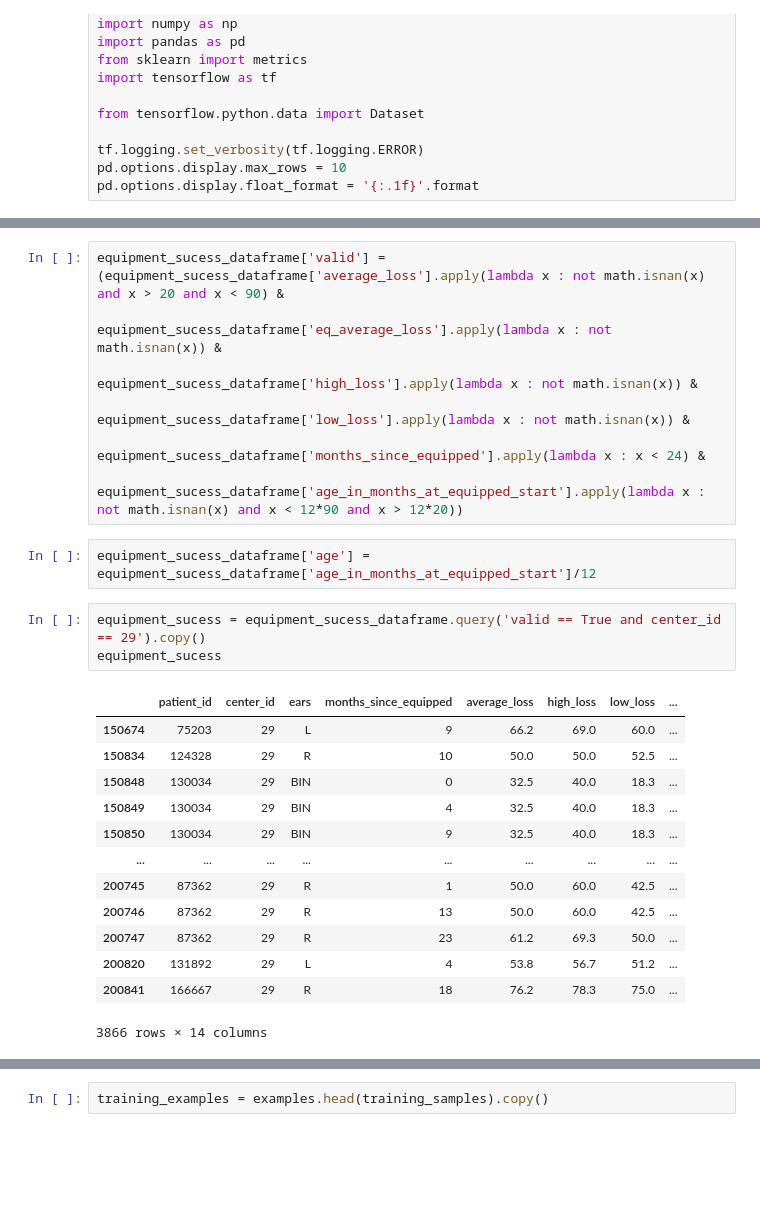
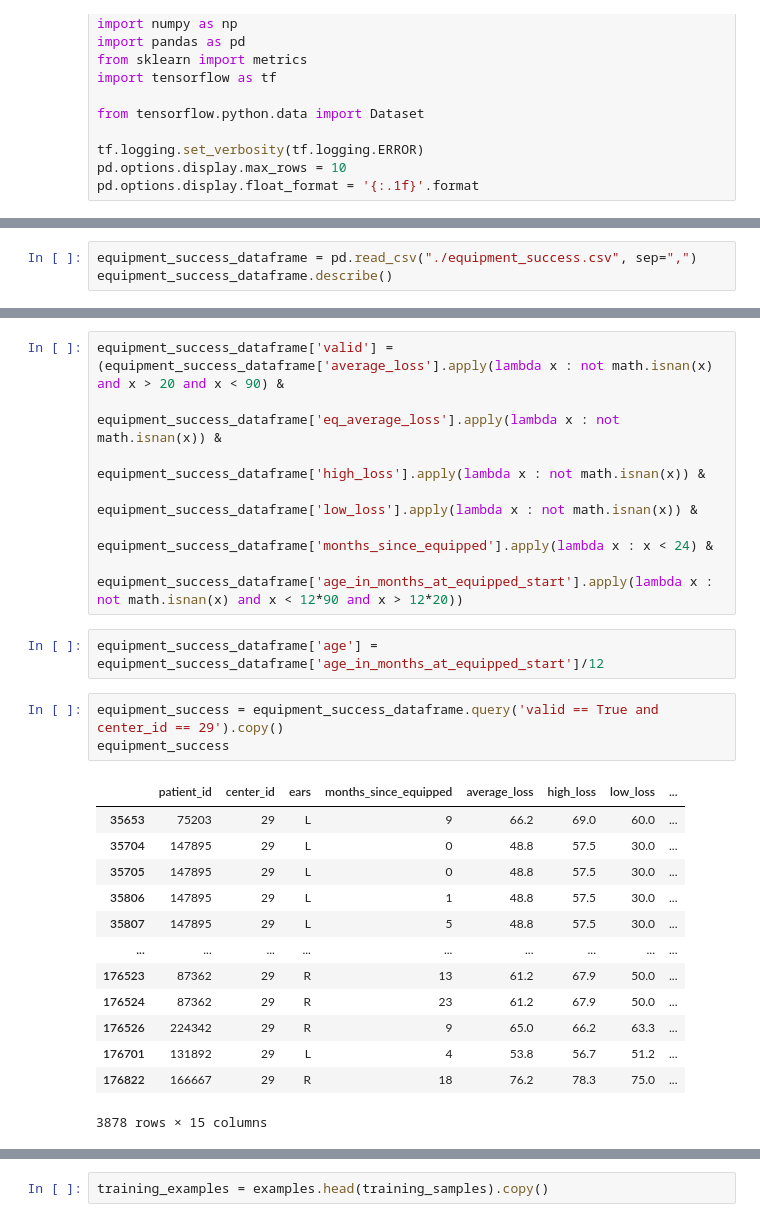
Before and after one commit to viebel/aaa-ml, a Jupyter notebook: notebooks/equipment-success.ipynb, the cells around one changed output, grey strips where cells are left out. Saved outputs shown, nothing was run; the diff lists cells and outputs as text; blank space fills up the shorter version.

```diff
--- a/notebooks/equipment-success.ipynb
+++ b/notebooks/equipment-success.ipynb
@@ -32,0 +25,3 @@ equipment_sucess_dataframe.describe()
+# %%
+equipment_success_dataframe = pd.read_csv("./equipment_success.csv", sep=",")
+equipment_success_dataframe.describe()
@@ -33,27 +38,27 @@ equipment_sucess_dataframe.describe()
 # %%
-equipment_sucess_dataframe['valid'] = (equipment_sucess_dataframe['average_loss'].apply(lambda x : not math.isnan(x) and x > 20 and x < 90) &
-                                       equipment_sucess_dataframe['eq_average_loss'].apply(lambda x : not math.isnan(x)) &
-                                       equipment_sucess_dataframe['high_loss'].apply(lambda x : not math.isnan(x)) &
-                                       equipment_sucess_dataframe['low_loss'].apply(lambda x : not math.isnan(x)) &
-                                       equipment_sucess_dataframe['months_since_equipped'].apply(lambda x : x < 24) &
-                                       equipment_sucess_dataframe['age_in_months_at_equipped_start'].apply(lambda x : not math.isnan(x) and x < 12*90 and x > 12*20))
+equipment_success_dataframe['valid'] = (equipment_success_dataframe['average_loss'].apply(lambda x : not math.isnan(x) and x > 20 and x < 90) &
+                                       equipment_success_dataframe['eq_average_loss'].apply(lambda x : not math.isnan(x)) &
+                                       equipment_success_dataframe['high_loss'].apply(lambda x : not math.isnan(x)) &
+                                       equipment_success_dataframe['low_loss'].apply(lambda x : not math.isnan(x)) &
+                                       equipment_success_dataframe['months_since_equipped'].apply(lambda x : x < 24) &
+                                       equipment_success_dataframe['age_in_months_at_equipped_start'].apply(lambda x : not math.isnan(x) and x < 12*90 and x > 12*20))
 # %%
-equipment_sucess_dataframe['age'] = equipment_sucess_dataframe['age_in_months_at_equipped_start']/12
+equipment_success_dataframe['age'] = equipment_success_dataframe['age_in_months_at_equipped_start']/12
 # %%
-equipment_sucess = equipment_sucess_dataframe.query('valid == True and center_id == 29').copy()
-equipment_sucess
+equipment_success = equipment_success_dataframe.query('valid == True and center_id == 29').copy()
+equipment_success
 # %% [output]
 |  | patient_id | center_id | ears | months_since_equipped | average_loss | high_loss | low_loss | ... |
-| 150674 | 75203 | 29 | L | 9 | 66.2 | 69.0 | 60.0 | ... |
-| 150834 | 124328 | 29 | R | 10 | 50.0 | 50.0 | 52.5 | ... |
-| 150848 | 130034 | 29 | BIN | 0 | 32.5 | 40.0 | 18.3 | ... |
-| 150849 | 130034 | 29 | BIN | 4 | 32.5 | 40.0 | 18.3 | ... |
-| 150850 | 130034 | 29 | BIN | 9 | 32.5 | 40.0 | 18.3 | ... |
+| 35653 | 75203 | 29 | L | 9 | 66.2 | 69.0 | 60.0 | ... |
+| 35704 | 147895 | 29 | L | 0 | 48.8 | 57.5 | 30.0 | ... |
+| 35705 | 147895 | 29 | L | 0 | 48.8 | 57.5 | 30.0 | ... |
+| 35806 | 147895 | 29 | L | 1 | 48.8 | 57.5 | 30.0 | ... |
+| 35807 | 147895 | 29 | L | 5 | 48.8 | 57.5 | 30.0 | ... |
 | ... | ... | ... | ... | ... | ... | ... | ... | ... |
-| 200745 | 87362 | 29 | R | 1 | 50.0 | 60.0 | 42.5 | ... |
-| 200746 | 87362 | 29 | R | 13 | 50.0 | 60.0 | 42.5 | ... |
-| 200747 | 87362 | 29 | R | 23 | 61.2 | 69.3 | 50.0 | ... |
-| 200820 | 131892 | 29 | L | 4 | 53.8 | 56.7 | 51.2 | ... |
-| 200841 | 166667 | 29 | R | 18 | 76.2 | 78.3 | 75.0 | ... |
+| 176523 | 87362 | 29 | R | 13 | 61.2 | 67.9 | 50.0 | ... |
+| 176524 | 87362 | 29 | R | 23 | 61.2 | 67.9 | 50.0 | ... |
+| 176526 | 224342 | 29 | R | 9 | 65.0 | 66.2 | 63.3 | ... |
+| 176701 | 131892 | 29 | L | 4 | 53.8 | 56.7 | 51.2 | ... |
+| 176822 | 166667 | 29 | R | 18 | 76.2 | 78.3 | 75.0 | ... |
-3866 rows × 14 columns
+3878 rows × 15 columns
 # %%
```
Also changed, not shown: parts of 31 cells of this notebook, 4 other files.
